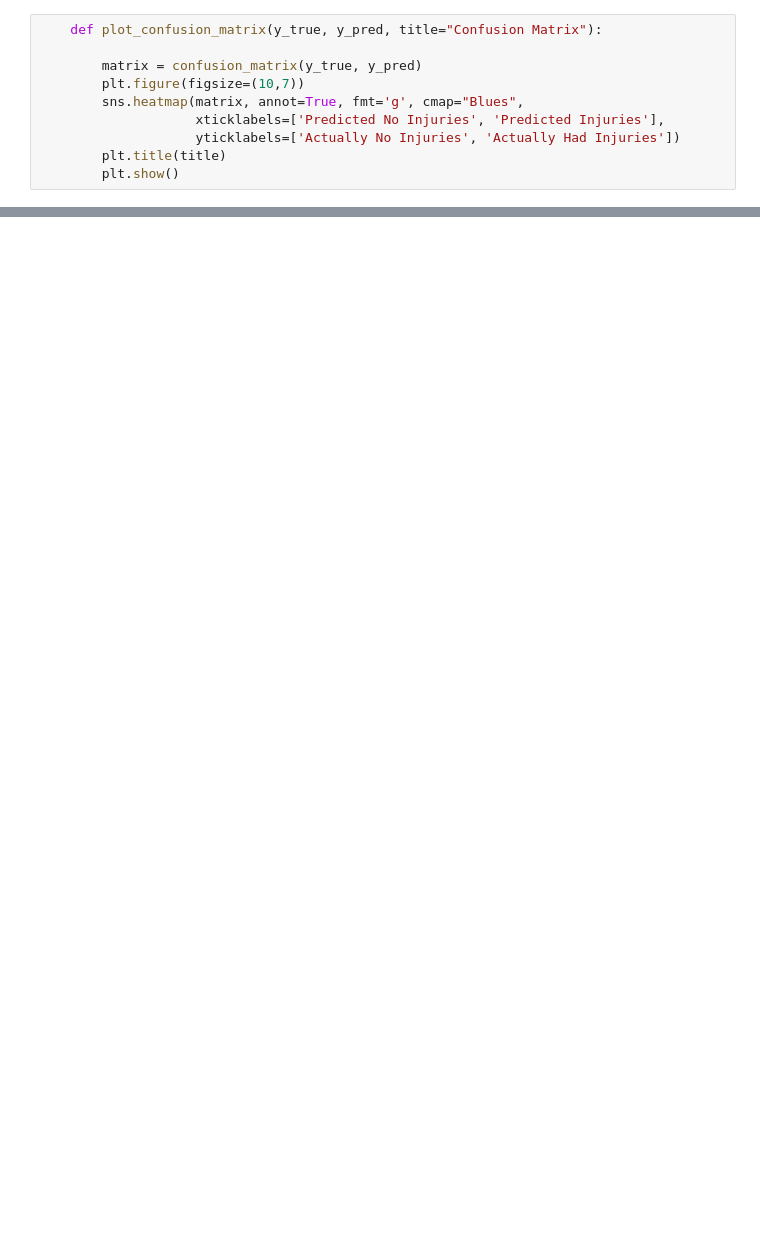
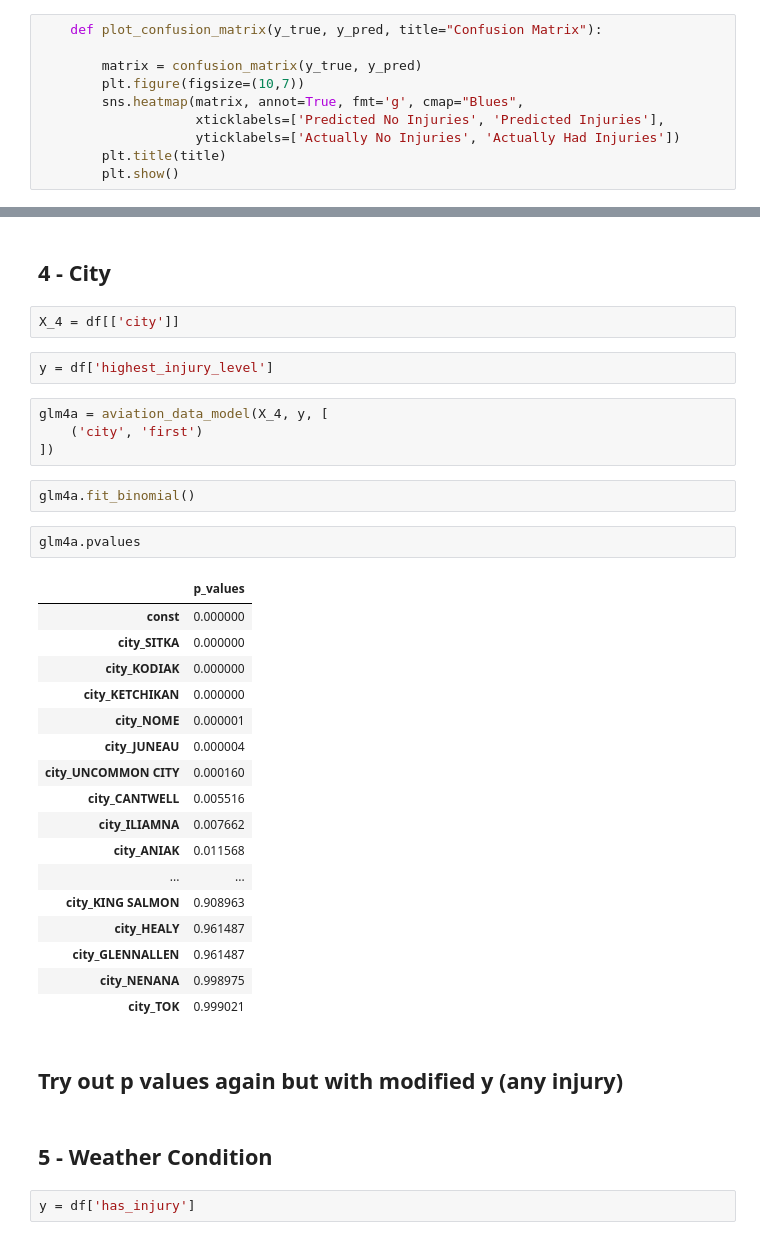
Before and after one commit to TheMirch/dsi-group-project, a Jupyter notebook: code/mike_modeling.ipynb, the cells around one changed output, grey strips where cells are left out. Drawn from its saved outputs; the diff is of its cells as text; blank space fills up the shorter version.

```diff
--- a/code/mike_modeling.ipynb
+++ b/code/mike_modeling.ipynb
@@ -268,0 +468,38 @@ glm1.x_oh
+# %% [markdown]
+## 4 - City
+# %%
+X_4 = df[['city']]
+# %%
+y = df['highest_injury_level']
+# %%
+glm4a = aviation_data_model(X_4, y, [
+    ('city', 'first')
+])
+# %%
+glm4a.fit_binomial()
+# %%
+glm4a.pvalues
+# %% [output]
+|  | p_values |
+| const | 0.000000 |
+| city_SITKA | 0.000000 |
+| city_KODIAK | 0.000000 |
+| city_KETCHIKAN | 0.000000 |
+| city_NOME | 0.000001 |
+| city_JUNEAU | 0.000004 |
+| city_UNCOMMON CITY | 0.000160 |
+| city_CANTWELL | 0.005516 |
+| city_ILIAMNA | 0.007662 |
+| city_ANIAK | 0.011568 |
+| ... | ... |
+| city_KING SALMON | 0.908963 |
+| city_HEALY | 0.961487 |
+| city_GLENNALLEN | 0.961487 |
+| city_NENANA | 0.998975 |
+| city_TOK | 0.999021 |
+# %% [markdown]
+## Try out p values again but with modified y (any injury)
+# %% [markdown]
+## 5 - Weather Condition
+# %%
+y = df['has_injury']
```
Also changed, not shown: parts of 132 cells of this notebook, 5 other files.
